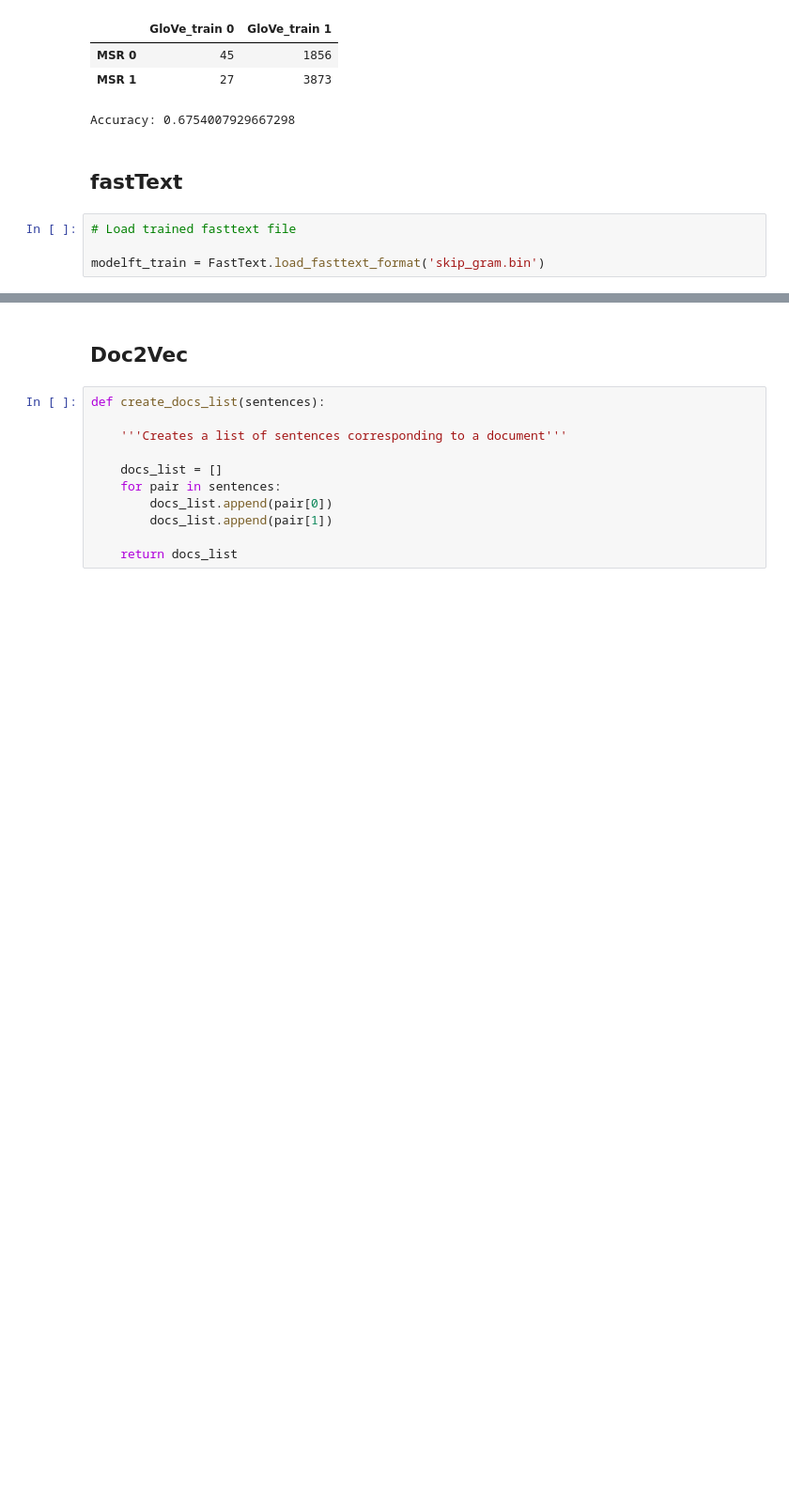
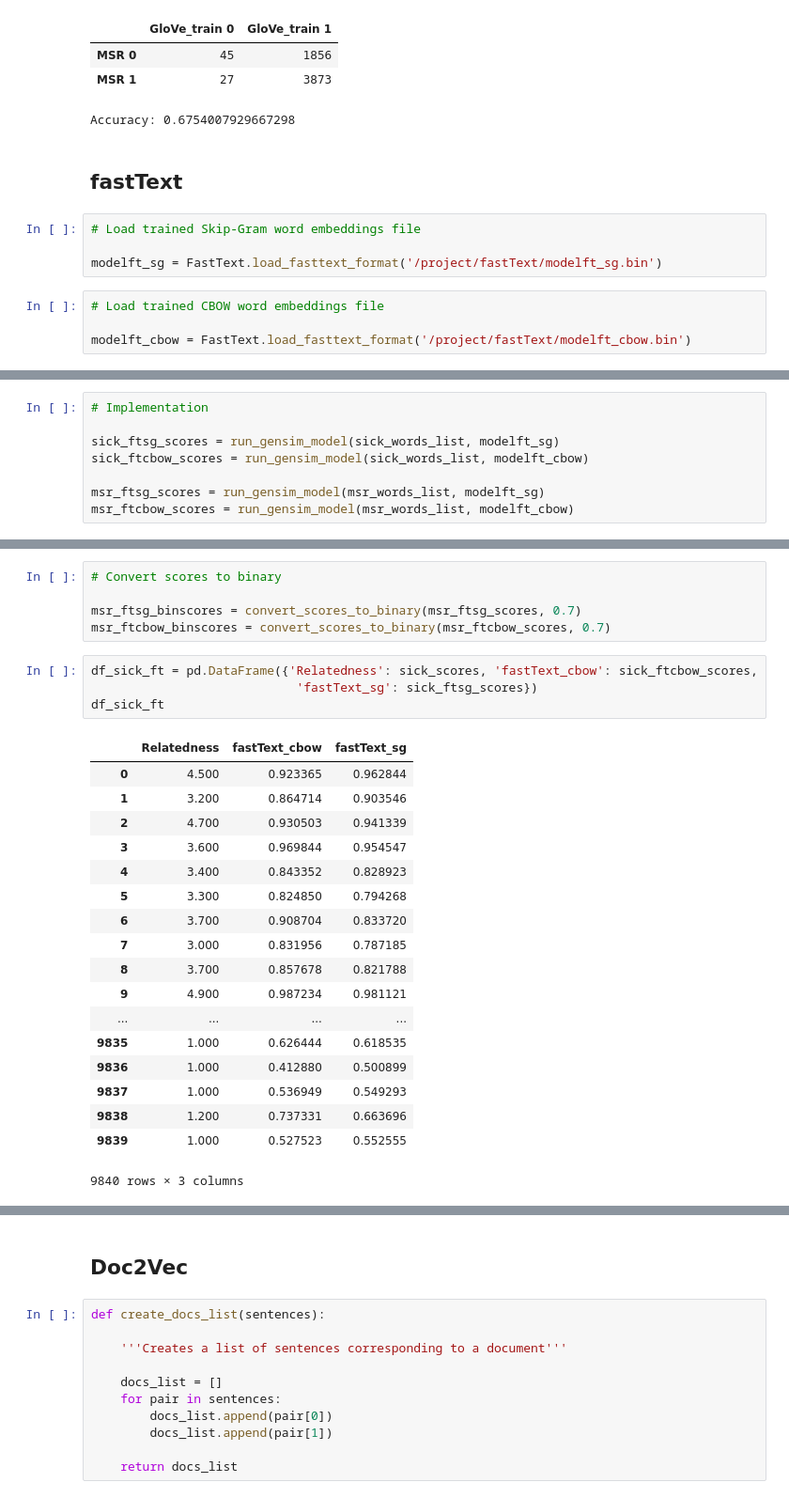
Before and after one commit to mar00nie/NLP-Text-Similarity, a Jupyter notebook: Text_Analysis.ipynb, the cells around one changed output, grey strips where cells are left out. Shown at 94% size. Drawn from its saved outputs; the diff is of its cells as text; blank space fills up the shorter version.

```diff
--- a/Text_Analysis.ipynb
+++ b/Text_Analysis.ipynb
@@ -1359,8 +1394,12 @@ Accuracy: 0.6714359593173591
 Accuracy: 0.6754007929667298
 # %% [markdown]
 ## fastText
+# %%
+# Load trained Skip-Gram word embeddings file
+
+modelft_sg = FastText.load_fasttext_format('/project/fastText/modelft_sg.bin')
 # %%
-# Load trained fasttext file
+# Load trained CBOW word embeddings file
 
-modelft_train = FastText.load_fasttext_format('skip_gram.bin')
+modelft_cbow = FastText.load_fasttext_format('/project/fastText/modelft_cbow.bin')
 # %%
@@ -1382,0 +1422,8 @@ modelft_train.similarity('teacher', 'teaches')
+# %%
+# Implementation
+
+sick_ftsg_scores = run_gensim_model(sick_words_list, modelft_sg)
+sick_ftcbow_scores = run_gensim_model(sick_words_list, modelft_cbow)
+
+msr_ftsg_scores = run_gensim_model(msr_words_list, modelft_sg)
+msr_ftcbow_scores = run_gensim_model(msr_words_list, modelft_cbow)
@@ -1382,0 +1470,28 @@ modelft_train.similarity('teacher', 'teaches')
+# %%
+# Convert scores to binary
+
+msr_ftsg_binscores = convert_scores_to_binary(msr_ftsg_scores, 0.7)
+msr_ftcbow_binscores = convert_scores_to_binary(msr_ftcbow_scores, 0.7)
+# %%
+df_sick_ft = pd.DataFrame({'Relatedness': sick_scores, 'fastText_cbow': sick_ftcbow_scores,
+                            'fastText_sg': sick_ftsg_scores})
+df_sick_ft
+# %% [output]
+|  | Relatedness | fastText_cbow | fastText_sg |
+| 0 | 4.500 | 0.923365 | 0.962844 |
+| 1 | 3.200 | 0.864714 | 0.903546 |
+| 2 | 4.700 | 0.930503 | 0.941339 |
+| 3 | 3.600 | 0.969844 | 0.954547 |
+| 4 | 3.400 | 0.843352 | 0.828923 |
+| 5 | 3.300 | 0.824850 | 0.794268 |
+| 6 | 3.700 | 0.908704 | 0.833720 |
+| 7 | 3.000 | 0.831956 | 0.787185 |
+| 8 | 3.700 | 0.857678 | 0.821788 |
+| 9 | 4.900 | 0.987234 | 0.981121 |
+| ... | ... | ... | ... |
+| 9835 | 1.000 | 0.626444 | 0.618535 |
+| 9836 | 1.000 | 0.412880 | 0.500899 |
+| 9837 | 1.000 | 0.536949 | 0.549293 |
+| 9838 | 1.200 | 0.737331 | 0.663696 |
+| 9839 | 1.000 | 0.527523 | 0.552555 |
+9840 rows × 3 columns
```
Also changed, not shown: parts of 28 cells of this notebook.
